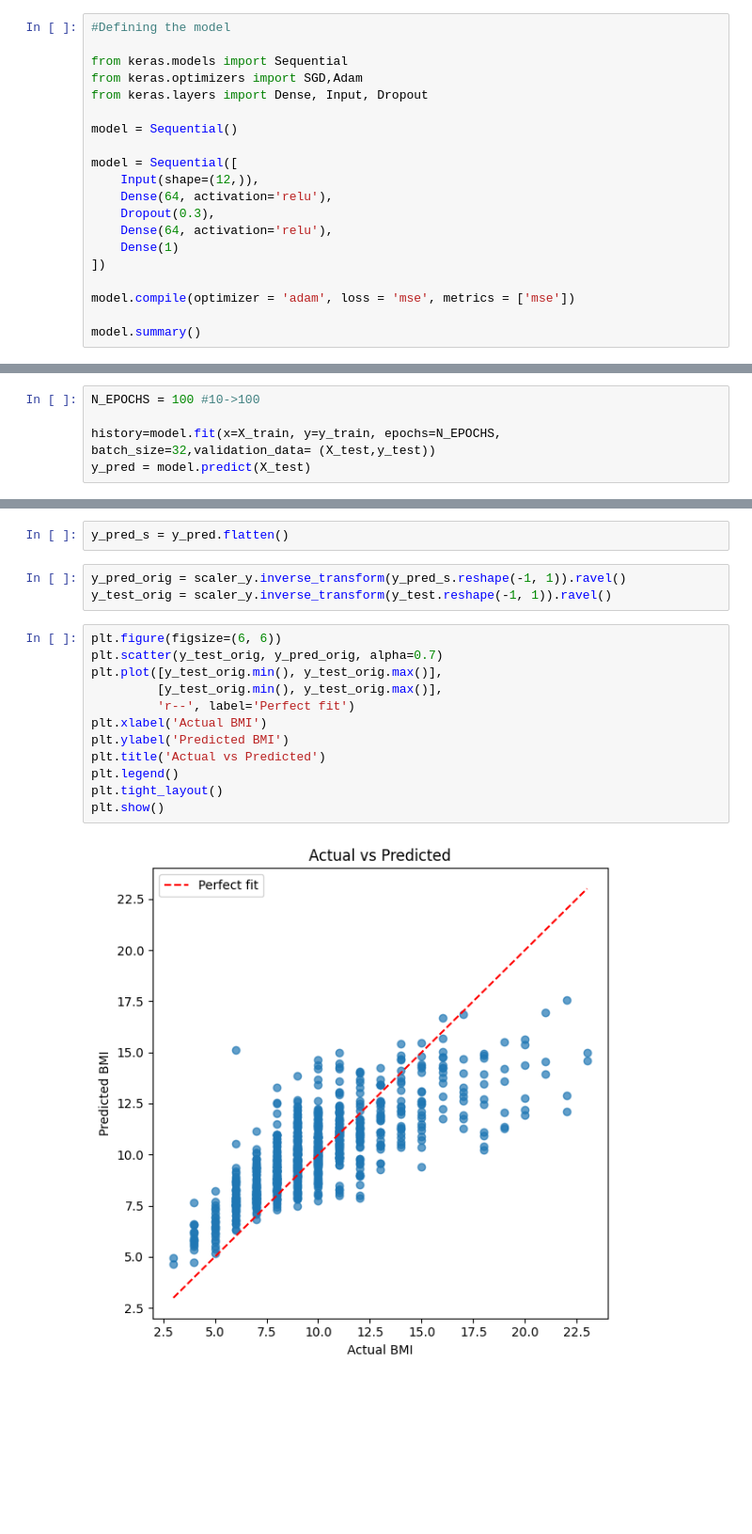
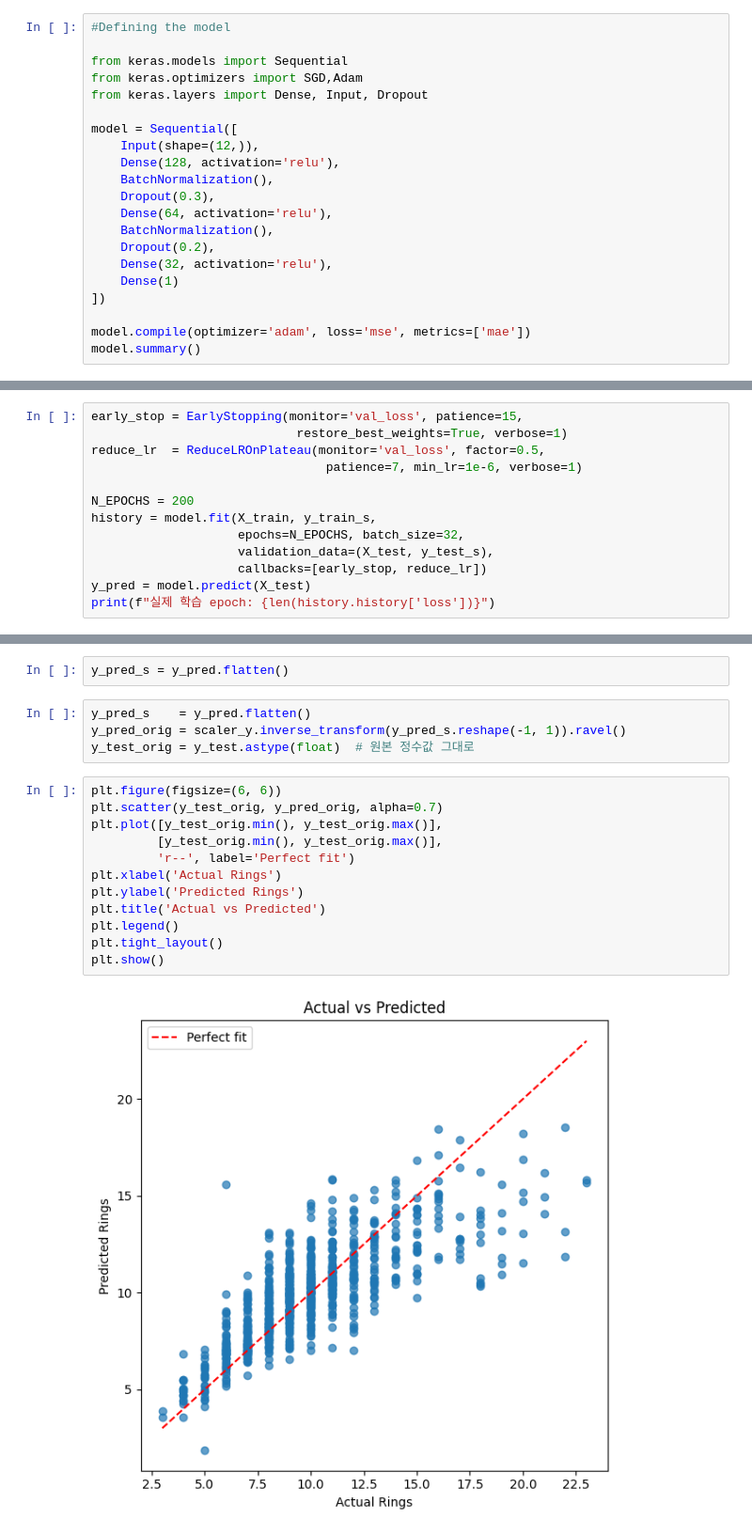
Before and after one commit to oh56566/AI_Class_Assignment, a Jupyter notebook: 2026-04-10_6주차/ablaone_reg.ipynb, the cells around one changed output, grey strips where cells are left out. Shown at 94% size. Cells and saved outputs as stored; diff of their text form; blank space fills up the shorter version.

```diff
--- a/2026-04-10_6주차/ablaone_reg.ipynb
+++ b/2026-04-10_6주차/ablaone_reg.ipynb
@@ -106,17 +117,18 @@ from keras.models import Sequential
 from keras.optimizers import SGD,Adam
 from keras.layers import Dense, Input, Dropout
 
-model = Sequential()
-
 model = Sequential([
     Input(shape=(12,)),
-    Dense(64, activation='relu'),
+    Dense(128, activation='relu'),
+    BatchNormalization(),
     Dropout(0.3),
     Dense(64, activation='relu'),
+    BatchNormalization(),
+    Dropout(0.2),
+    Dense(32, activation='relu'),
     Dense(1)
 ])
 
-model.compile(optimizer = 'adam', loss = 'mse', metrics = ['mse'])
-
+model.compile(optimizer='adam', loss='mse', metrics=['mae'])
 model.summary()
 # %% [output]
@@ -139,8 +157,3 @@ Model: "sequential_4"
 X_train.shape, y_train.shape, X_test.shape, y_test.shape,
 # %% [output]
 ((3340, 12), (3340,), (835, 12), (835,))
-# %%
-N_EPOCHS = 100 #10->100
-
-history=model.fit(x=X_train, y=y_train, epochs=N_EPOCHS, batch_size=32,validation_data= (X_test,y_test))
-y_pred = model.predict(X_test)
@@ -164,0 +160,13 @@ Epoch 100/100
+# %%
+early_stop = EarlyStopping(monitor='val_loss', patience=15,
+                            restore_best_weights=True, verbose=1)
+reduce_lr  = ReduceLROnPlateau(monitor='val_loss', factor=0.5,
+                                patience=7, min_lr=1e-6, verbose=1)
+
+N_EPOCHS = 200
+history = model.fit(X_train, y_train_s,
+                    epochs=N_EPOCHS, batch_size=32,
+                    validation_data=(X_test, y_test_s),
+                    callbacks=[early_stop, reduce_lr])
+y_pred = model.predict(X_test)
+print(f"실제 학습 epoch: {len(history.history['loss'])}")
@@ -182,19 +211,20 @@ model.evaluate(X_test, y_test)
 # %%
 y_pred_s = y_pred.flatten()
 # %%
+y_pred_s    = y_pred.flatten()
 y_pred_orig = scaler_y.inverse_transform(y_pred_s.reshape(-1, 1)).ravel()
-y_test_orig = scaler_y.inverse_transform(y_test.reshape(-1, 1)).ravel()
+y_test_orig = y_test.astype(float)  # 원본 정수값 그대로
 # %%
 plt.figure(figsize=(6, 6))
 plt.scatter(y_test_orig, y_pred_orig, alpha=0.7)
 plt.plot([y_test_orig.min(), y_test_orig.max()],
          [y_test_orig.min(), y_test_orig.max()],
          'r--', label='Perfect fit')
-plt.xlabel('Actual BMI')
-plt.ylabel('Predicted BMI')
+plt.xlabel('Actual Rings')
+plt.ylabel('Predicted Rings')
 plt.title('Actual vs Predicted')
 plt.legend()
 plt.tight_layout()
 plt.show()
 # %% [output]
-[figure, old version]
+[figure, new version]
```
Also changed, not shown: parts of 9 cells of this notebook.
